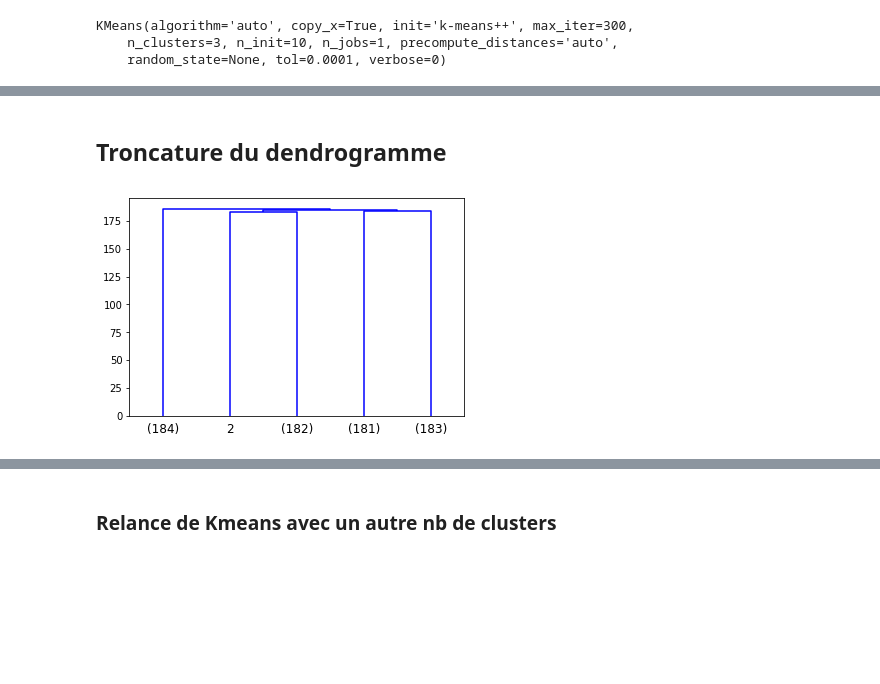
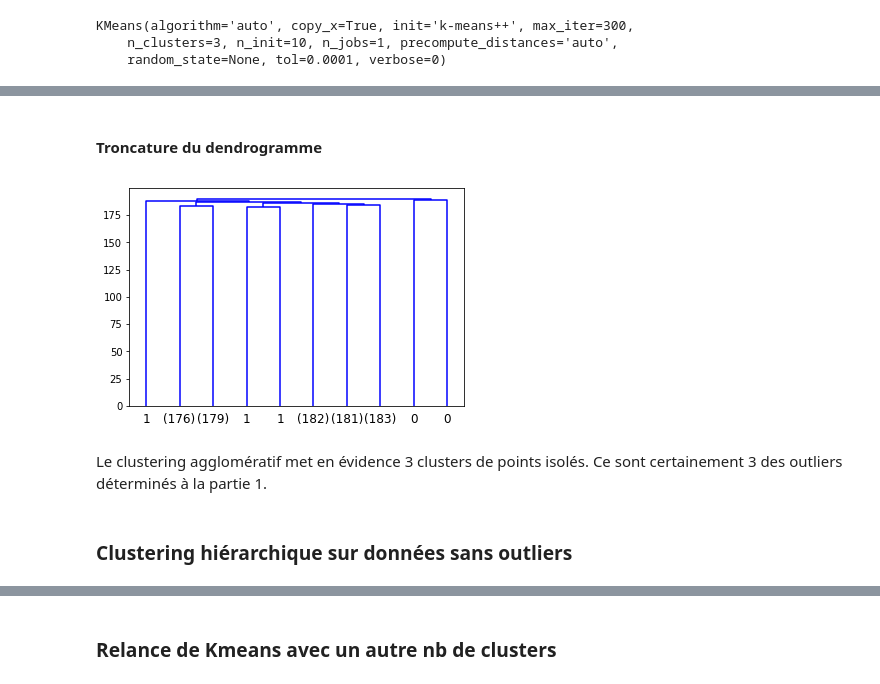
Before and after one commit to LisaNicvert/IA_project, a Jupyter notebook: Project_IA_Clustering_simple.ipynb, the cells around one changed output, grey strips where cells are left out. Drawn from its saved outputs; the diff is of its cells as text; code cells hidden in the pictures; blank space fills up the shorter version.

```diff
--- a/Project_IA_Clustering_simple.ipynb
+++ b/Project_IA_Clustering_simple.ipynb
@@ -192,5 +178,5 @@ dtype: int64
 # %%
-DF_kmeans1=filtered_df[['CO2','Population','Life_expectancy']]
+df_clustering=filtered_df[['CO2','Population','Life_expectancy']]
 # %% [markdown]
 ## Normalisation des données
 # %% [markdown]
@@ -220,0 +201,2 @@ ax.set_ylim(-2,2)
+# %%
+df_clustering_red=(df_clustering - df_clustering.mean())/df_clustering.std()
@@ -353,0 +306,3 @@ AGC=plot_dendro(DF_kmeans1_C3,kmdb)
+# %%
+ac = AgglomerativeClustering(affinity="euclidean", linkage="complete")
+ac.fit(df_clustering_red)
@@ -353,0 +313,5 @@ AGC=plot_dendro(DF_kmeans1_C3,kmdb)
+# %%
+plt.title('Hierarchical Clustering Dendrogram')
+plot_sklearn_dendrogram(ac,labels=ac.labels_)
+plt.show()
+# Je suis pas sure qu'il fait lesbonnes couleurs
@@ -354,7 +320,11 @@ AGC=plot_dendro(DF_kmeans1_C3,kmdb)
 # %% [markdown]
-## Troncature du dendrogramme
+#### Troncature du dendrogramme
 # %%
-trunc=5
-plot_sklearn_dendrogram(AGC, labels=AGC.labels_, truncate_mode='lastp', p=trunc)
+trunc=10
+plot_sklearn_dendrogram(ac, labels=ac.labels_, truncate_mode='lastp', p=trunc)
 # %% [output]
-[figure, old version]
+[figure, new version]
+# %% [markdown]
+Le clustering agglomératif met en évidence 3 clusters de points isolés. Ce sont certainement 3 des outliers déterminés à la partie 1.
+# %% [markdown]
+### Clustering hiérarchique sur données sans outliers
```
Also changed, not shown: parts of 117 cells of this notebook.
